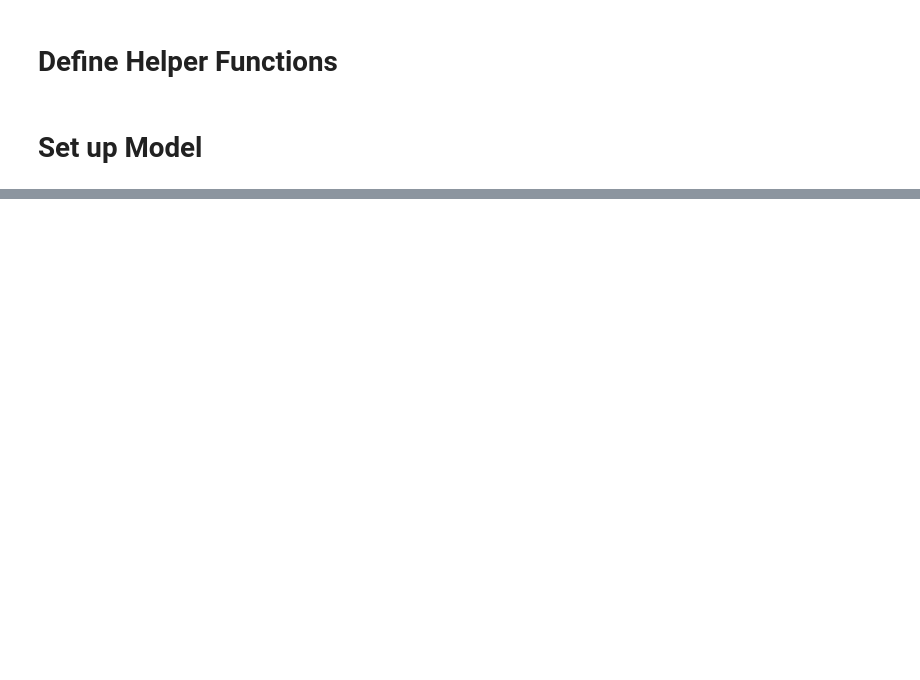
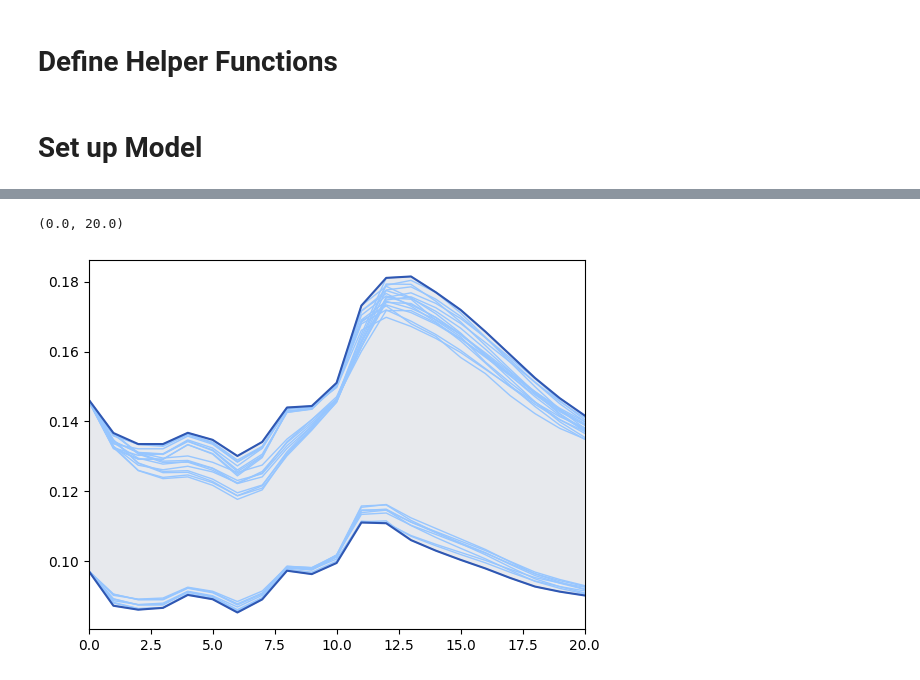
Before and after one commit to iGW-TU-Dresden/CFPy, a Jupyter notebook: vlab/VLAB_04.ipynb, the cells around one changed output, grey strips where cells are left out. Cells and saved outputs as stored; diff of their text form; code cells hidden in the pictures; blank space fills up the shorter version.

```diff
--- a/vlab/VLAB_04.ipynb
+++ b/vlab/VLAB_04.ipynb
@@ -684,0 +854,26 @@ FloPy is using the following executable to run the model: ..\..\..\..\..\..\..\W
+# %%
+fig, ax = plt.subplots()
+
+q_arr = []
+for out in output_dicts_success:
+    q_arr.append(out["Q_out"].values)
+
+q_arr = np.array(q_arr)
+
+for sim in range(q_arr.shape[0]):
+    ax.plot(q_arr[sim, :], c="#97c6ff", lw=1., alpha=1.)
+
+ax.fill_between(
+    [i for i in range(q_arr.shape[1])],
+    np.max(q_arr, axis=0),
+    np.min(q_arr, axis=0),
+    facecolor="#e7e9ed",
+)
+
+ax.plot(np.max(q_arr, axis=0), c="#2f57b2")
+ax.plot(np.min(q_arr, axis=0), c="#2f57b2")
+
+ax.set_xlim(0, q_arr.shape[1] - 1)
+# %% [output]
+(0.0, 20.0)
+[figure, added]
```
Also changed, not shown: parts of 6 cells of this notebook.
